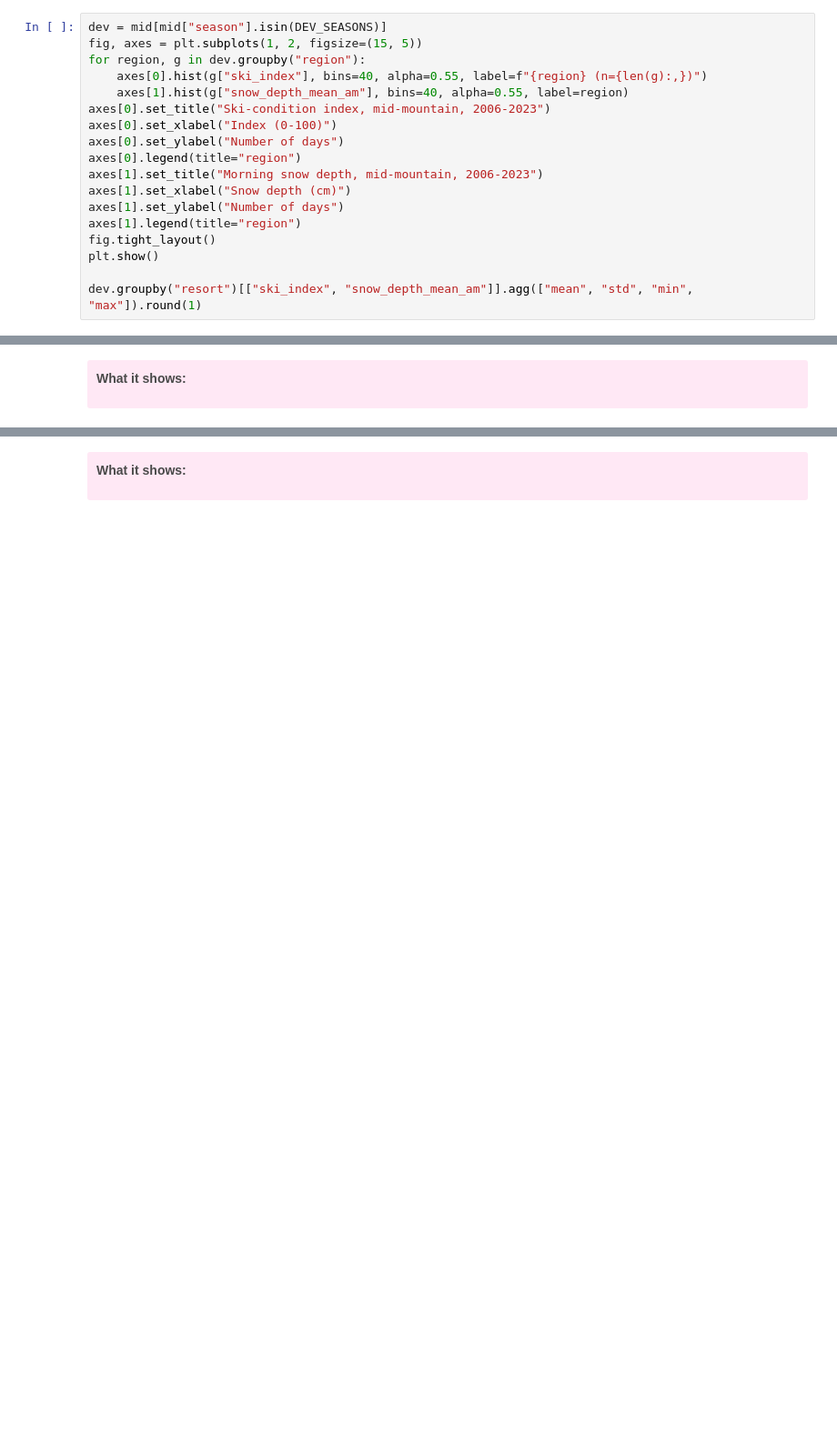
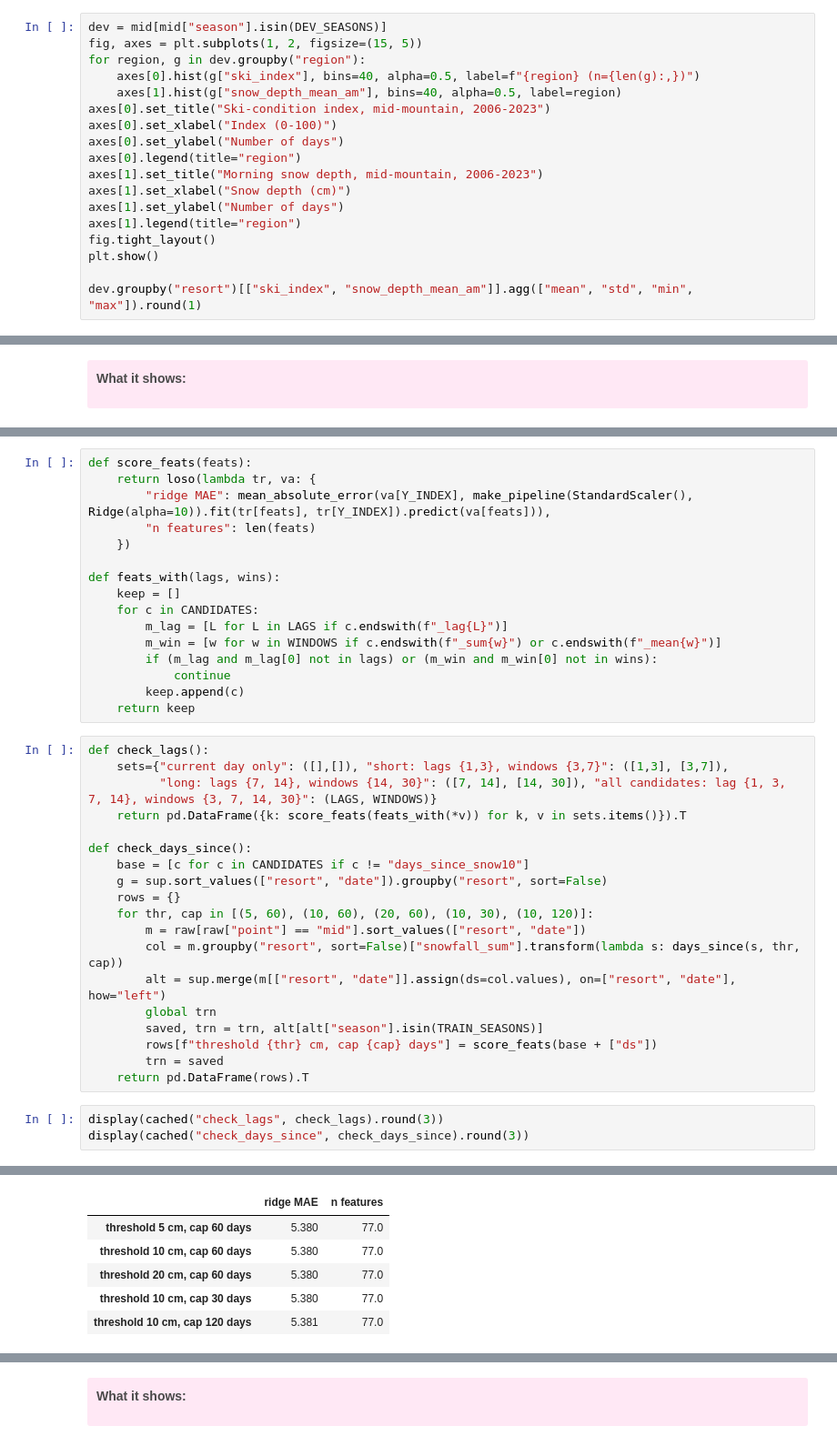
Before and after one commit to LiviaJonnatan/snowpredict, a Jupyter notebook: MS3.ipynb, the cells around one changed output, grey strips where cells are left out. Shown at 91% size. Cells and saved outputs as stored; diff of their text form; blank space fills up the shorter version.

```diff
--- a/MS3.ipynb
+++ b/MS3.ipynb
@@ -146,8 +159,8 @@ All EDA uses the **mid** point at the development seasons (2006-2023) only.
 dev = mid[mid["season"].isin(DEV_SEASONS)]
 fig, axes = plt.subplots(1, 2, figsize=(15, 5))
 for region, g in dev.groupby("region"):
-    axes[0].hist(g["ski_index"], bins=40, alpha=0.55, label=f"{region} (n={len(g):,})")
-    axes[1].hist(g["snow_depth_mean_am"], bins=40, alpha=0.55, label=region)
+    axes[0].hist(g["ski_index"], bins=40, alpha=0.5, label=f"{region} (n={len(g):,})")
+    axes[1].hist(g["snow_depth_mean_am"], bins=40, alpha=0.5, label=region)
 axes[0].set_title("Ski-condition index, mid-mountain, 2006-2023")
 axes[0].set_xlabel("Index (0-100)")
 axes[0].set_ylabel("Number of days")
@@ -488,0 +535,39 @@ pd.DataFrame({"group": ["current day (daily + dayparts)", "lags/rolling window",
+# %%
+def score_feats(feats):
+    return loso(lambda tr, va: {
+        "ridge MAE": mean_absolute_error(va[Y_INDEX], make_pipeline(StandardScaler(), Ridge(alpha=10)).fit(tr[feats], tr[Y_INDEX]).predict(va[feats])),
+        "n features": len(feats)
+    })
+
+def feats_with(lags, wins):
+    keep = []
+    for c in CANDIDATES:
+        m_lag = [L for L in LAGS if c.endswith(f"_lag{L}")]
+        m_win = [w for w in WINDOWS if c.endswith(f"_sum{w}") or c.endswith(f"_mean{w}")]
+        if (m_lag and m_lag[0] not in lags) or (m_win and m_win[0] not in wins):
+            continue
+        keep.append(c)
+    return keep
+# %%
+def check_lags():
+    sets={"current day only": ([],[]), "short: lags {1,3}, windows {3,7}": ([1,3], [3,7]),
+          "long: lags {7, 14}, windows {14, 30}": ([7, 14], [14, 30]), "all candidates: lag {1, 3, 7, 14}, windows {3, 7, 14, 30}": (LAGS, WINDOWS)}
+    return pd.DataFrame({k: score_feats(feats_with(*v)) for k, v in sets.items()}).T
+
+def check_days_since():
+    base = [c for c in CANDIDATES if c != "days_since_snow10"]
+    g = sup.sort_values(["resort", "date"]).groupby("resort", sort=False)
+    rows = {}
+    for thr, cap in [(5, 60), (10, 60), (20, 60), (10, 30), (10, 120)]:
+        m = raw[raw["point"] == "mid"].sort_values(["resort", "date"])
+        col = m.groupby("resort", sort=False)["snowfall_sum"].transform(lambda s: days_since(s, thr, cap))
+        alt = sup.merge(m[["resort", "date"]].assign(ds=col.values), on=["resort", "date"], how="left")
+        global trn
+        saved, trn = trn, alt[alt["season"].isin(TRAIN_SEASONS)]
+        rows[f"threshold {thr} cm, cap {cap} days"] = score_feats(base + ["ds"])
+        trn = saved
+    return pd.DataFrame(rows).T
+# %%
+display(cached("check_lags", check_lags).round(3))
+display(cached("check_days_since", check_days_since).round(3))
+# %% [output]
@@ -488,0 +579,6 @@ pd.DataFrame({"group": ["current day (daily + dayparts)", "lags/rolling window",
+|  | ridge MAE | n features |
+| threshold 5 cm, cap 60 days | 5.380 | 77.0 |
+| threshold 10 cm, cap 60 days | 5.380 | 77.0 |
+| threshold 20 cm, cap 60 days | 5.380 | 77.0 |
+| threshold 10 cm, cap 30 days | 5.380 | 77.0 |
+| threshold 10 cm, cap 120 days | 5.381 | 77.0 |
```
Also changed, not shown: parts of 31 cells of this notebook, 1 other file.
